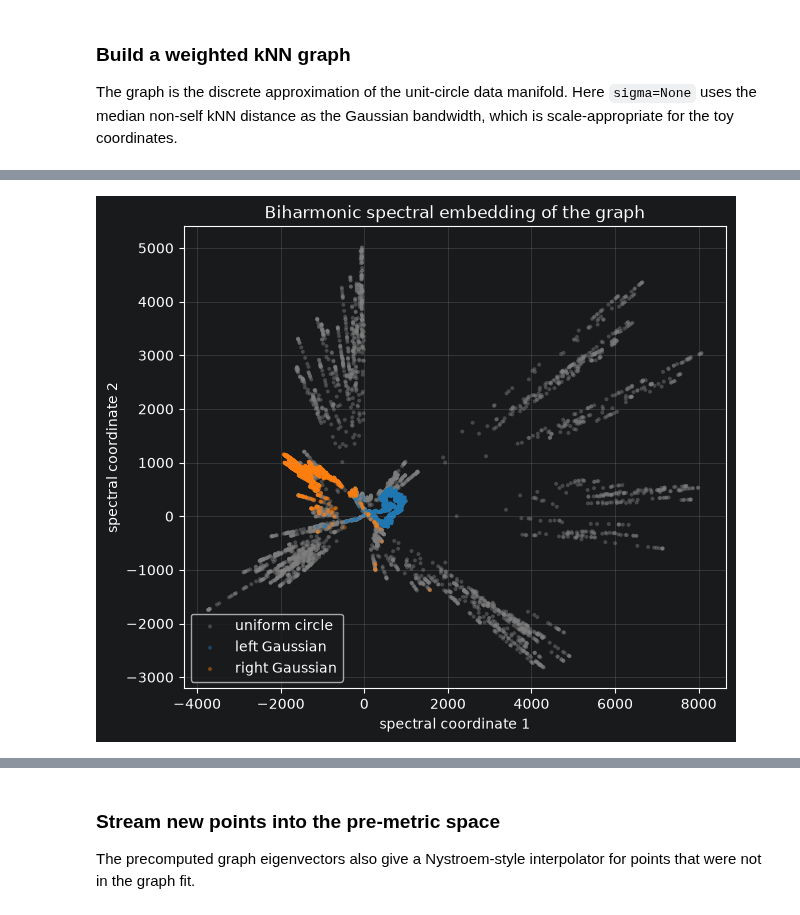
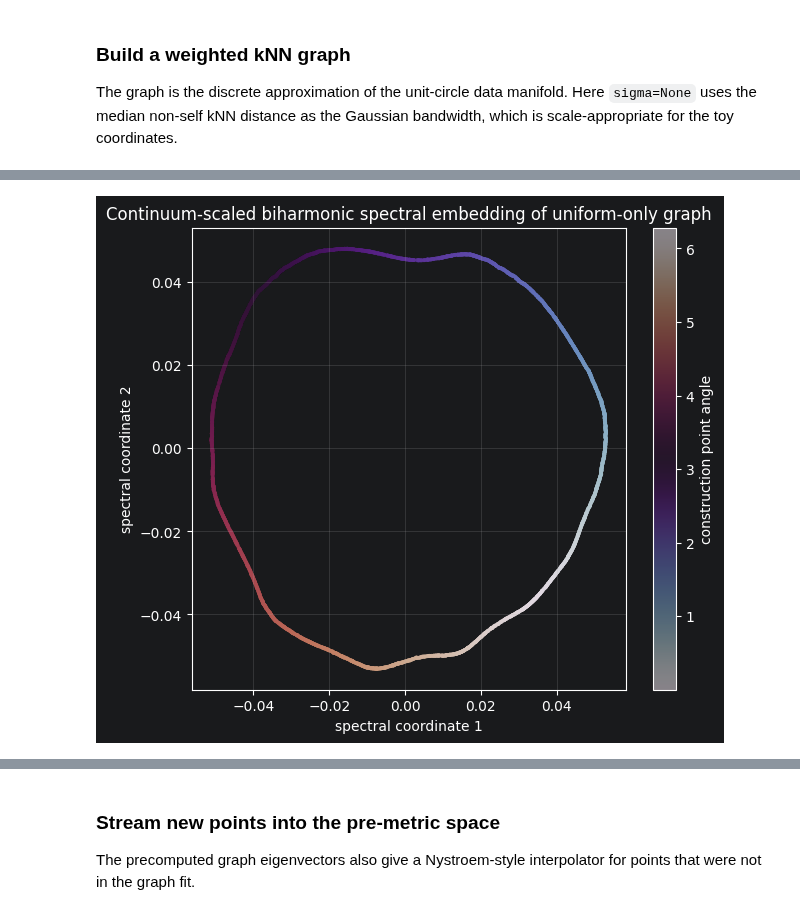
Before and after one commit to markuslaengst/CellFlow, a Jupyter notebook: docs/notebooks/riemannian_unit_circle_toy_example.ipynb, the cells around one changed output, grey strips where cells are left out. Drawn from its saved outputs; the diff is of its cells as text; code cells hidden in the pictures.

```diff
--- a/docs/notebooks/riemannian_unit_circle_toy_example.ipynb
+++ b/docs/notebooks/riemannian_unit_circle_toy_example.ipynb
@@ -4,7 +4,7 @@ import matplotlib.pyplot as plt
 
 # Uniform sampling from the unit-circle boundary, S^1.
 rng = np.random.default_rng(42)
-n_points = 5_000
+n_points = 5000
 radius = 1.0
 plot_limit = 1.25
 
@@ -127,6 +127,7 @@ Right Gaussian radial range: 0.9999999999999999 1.0
 We now follow the same pipeline as `riemannian_cell_flow.ipynb`: combine all generated points, build a weighted kNN graph, compute a normalized graph Laplacian, keep the first non-trivial eigenvectors, and use their biharmonic spectral embedding as the pre-metric space.
 # %%
 all_generated_points = np.vstack((points, gaussian_circle_points))
+construction_points = points.astype(np.float32)
 
 source_labels = np.concatenate(
     (
@@ -143,6 +144,8 @@ source_palette = {
 source_colors = np.array([source_palette[label] for label in source_labels])
 
 print("all_generated_points shape:", all_generated_points.shape)
+print("construction_points shape:", construction_points.shape)
+print("construction source: uniform circle samples only")
 print("source counts:")
 for label in source_palette:
     print(f"  {label}: {np.sum(source_labels == label)}")
@@ -160,13 +163,22 @@ for label, color in source_palette.items():
         label=label,
     )
 
+ax.scatter(
+    construction_points[:, 0],
+    construction_points[:, 1],
+    s=10,
+    alpha=0.18,
+    edgecolors="none",
+    color="black",
+    label="used for graph/Nyström construction",
+)
 ax.add_patch(plt.Circle((0, 0), radius, fill=False, color="black", linewidth=2))
 ax.set_aspect("equal", adjustable="box")
 ax.set_xlim(-plot_limit, plot_limit)
 ax.set_ylim(-plot_limit, plot_limit)
 ax.set_xlabel("x")
 ax.set_ylabel("y")
-ax.set_title("All generated datapoints on the unit circle")
+ax.set_title("Generated datapoints and uniform-only construction set")
 ax.legend(loc="upper right")
 ax.grid(alpha=0.25)
 plt.show()
@@ -305,34 +332,43 @@ evals = raw_evals[1 : n_nontrivial_eigenvectors + 1]
 evecs = raw_evecs[:, 1 : n_nontrivial_eigenvectors + 1]
 
 if np.any(evals <= 0):
-    print("Warning: non-positive non-trivial eigenvalues were clipped before spectral scaling.")
+    print('Warning: non-positive non-trivial eigenvalues were clipped before spectral scaling.')
     evals = np.maximum(evals, 1e-12)
 
-Psi = spectral_embedding(evals, evecs, weight_type="biharmonic").astype(np.float32)
+biharmonic_eps = 1e-8
+graph_to_continuum_laplacian_scale = sigma**2
+continuum_evals = evals / graph_to_continuum_laplacian_scale
+biharmonic_spectral_scale = 1.0 / (continuum_evals + biharmonic_eps)
+Psi = (evecs * biharmonic_spectral_scale[None, :]).astype(np.float32)
 Psi_norm = np.sum(Psi * Psi, axis=1)
+construction_angles = np.mod(
+    np.arctan2(construction_points[:, 1], construction_points[:, 0]),
+    2.0 * np.pi,
+)
 
-print("raw eigenvalues:", raw_evals[: n_nontrivial_eigenvectors + 1])
-print("kept eigenvalues:", evals)
-print("Psi shape:", Psi.shape)
-print("Psi norm range:", (Psi_norm.min(), Psi_norm.max()))
+print('construction_points shape:', construction_points.shape)
+print('raw eigenvalues:', raw_evals[: n_nontrivial_eigenvectors + 1])
+print('kept graph eigenvalues:', evals)
+print('sigma^2 graph-to-continuum scale:', graph_to_continuum_laplacian_scale)
+print('continuum-scaled eigenvalue range:', (continuum_evals.min(), continuum_evals.max()))
+print('biharmonic spectral scale range:', (biharmonic_spectral_scale.min(), biharmonic_spectral_scale.max()))
+print('Psi shape:', Psi.shape)
+print('Psi norm range:', (Psi_norm.min(), Psi_norm.max()))
 
 fig, ax = plt.subplots(figsize=(7, 6))
-for label, color in source_palette.items():
-    mask = source_labels == label
-    ax.scatter(
-        Psi[mask, 0],
-        Psi[mask, 1],
-        s=8,
-        alpha=0.45,
-        edgecolors="none",
-        color=color,
-        label=label,
-    )
-
-ax.set_xlabel("spectral coordinate 1")
-ax.set_ylabel("spectral coordinate 2")
-ax.set_title("Biharmonic spectral embedding of the graph")
-ax.legend(loc="best")
+scatter = ax.scatter(
+    Psi[:, 0],
+    Psi[:, 1],
+    c=construction_angles,
+    cmap='twilight',
+    s=8,
+    alpha=0.55,
+    edgecolors='none',
+)
+ax.set_xlabel('spectral coordinate 1')
+ax.set_ylabel('spectral coordinate 2')
+ax.set_title('Continuum-scaled biharmonic spectral embedding of uniform-only graph')
 ax.grid(alpha=0.25)
+fig.colorbar(scatter, ax=ax, label='construction point angle')
 plt.show()
 # %% [output]
@@ -364 +392 @@ not reaching the requested tolerance 0.00014901161193847656.
-[figure, old version]
+[figure, new version]
```
Also changed, not shown: parts of 17 cells of this notebook, 2 other files.
